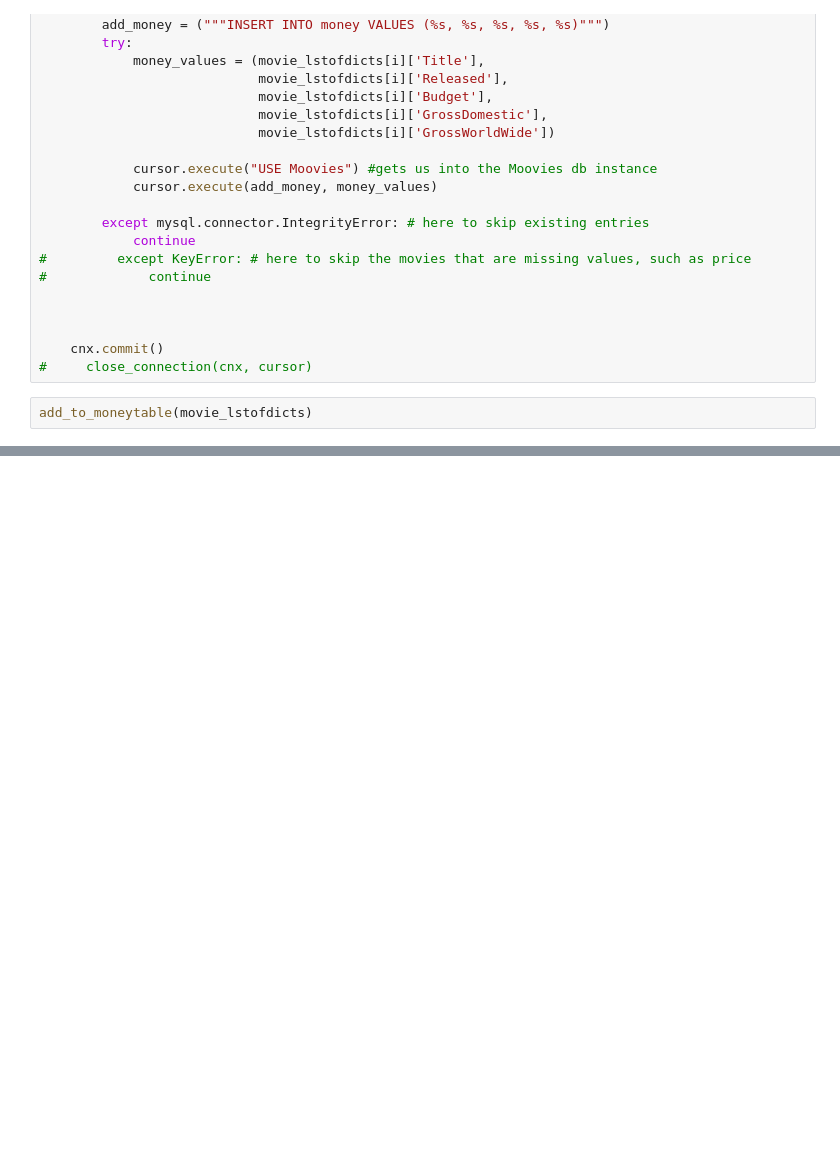
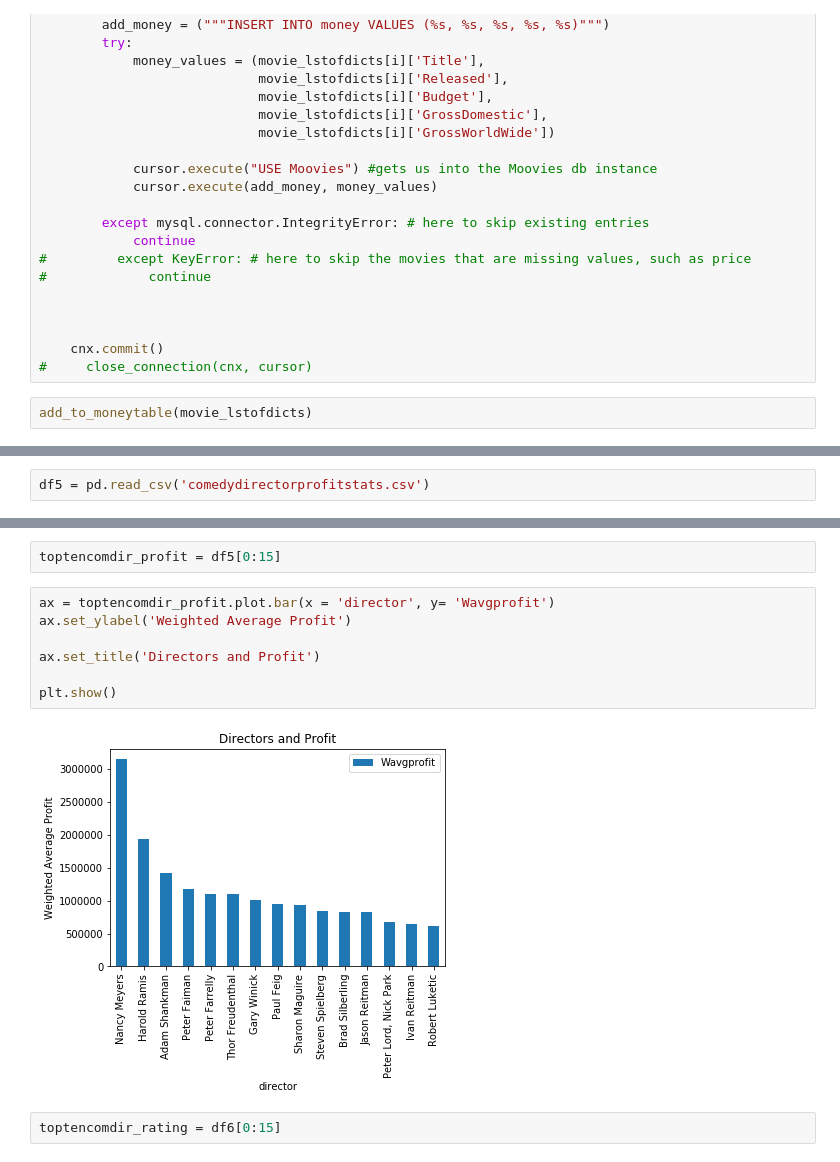
Before and after one commit to Jwdaniel34/stats-movies, a Jupyter notebook: The_Numbers data.ipynb, the cells around one changed output, grey strips where cells are left out. Drawn from its saved outputs; the diff is of its cells as text; blank space fills up the shorter version.

```diff
--- a/The_Numbers data.ipynb
+++ b/The_Numbers data.ipynb
@@ -340,0 +636,2 @@ add_to_moneytable(movie_lstofdicts)
+# %%
+df5 = pd.read_csv('comedydirectorprofitstats.csv')
@@ -340,0 +682,13 @@ add_to_moneytable(movie_lstofdicts)
+# %%
+toptencomdir_profit = df5[0:15]
+# %%
+ax = toptencomdir_profit.plot.bar(x = 'director', y= 'Wavgprofit')
+ax.set_ylabel('Weighted Average Profit')
+
+ax.set_title('Directors and Profit')
+
+plt.show()
+# %% [output]
+[figure, added]
+# %%
+toptencomdir_rating = df6[0:15]
```
Also changed, not shown: parts of 39 cells of this notebook, 6 other files.
